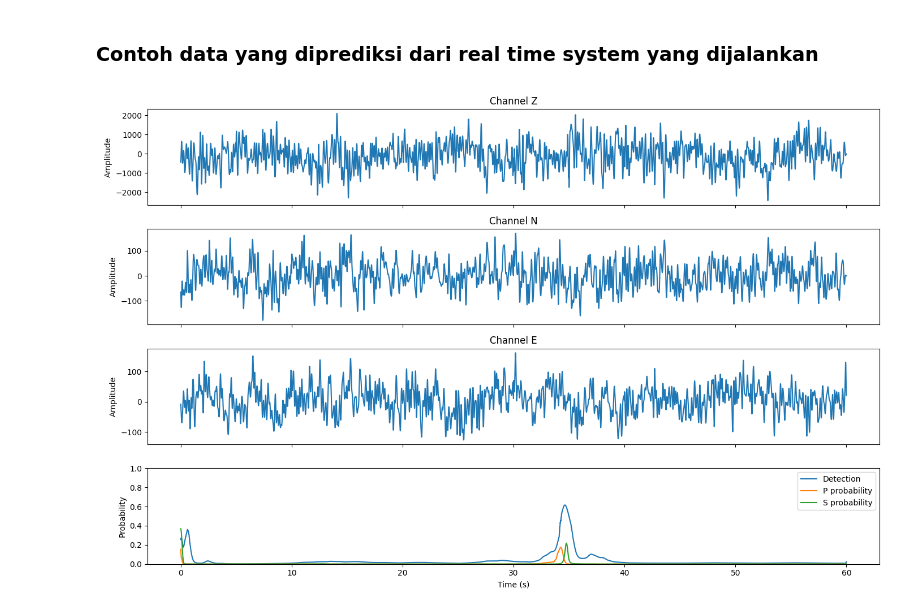
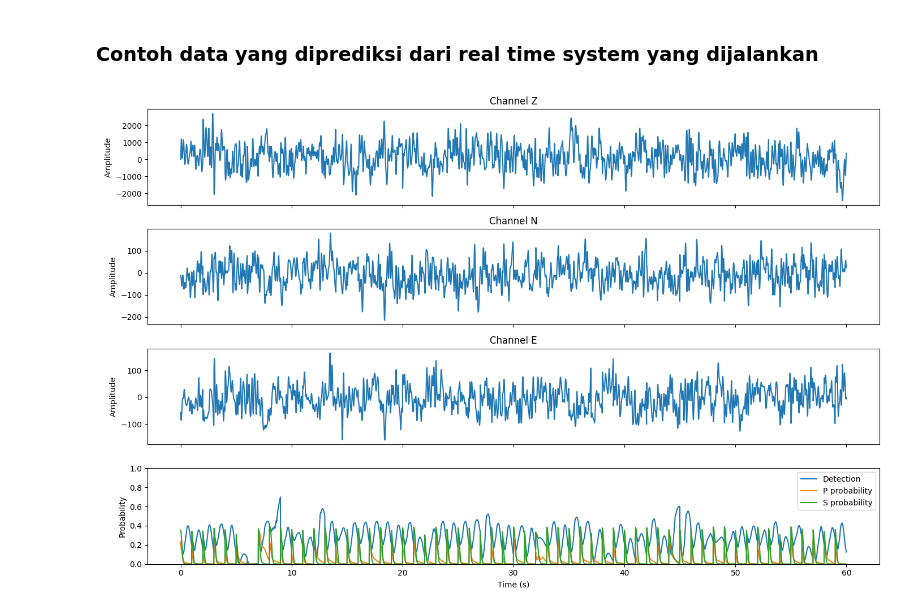
Before and after one commit to NaufalH27/messaging-simulation, a Jupyter notebook: example.ipynb, the cells around one changed output. Saved outputs shown, nothing was run; the diff lists cells and outputs as text; code cells hidden in the pictures.

```diff
--- a/example.ipynb
+++ b/example.ipynb
@@ -234,10 +234,10 @@ merged_det   = np.concatenate(all_det)
 merged_p     = np.concatenate(all_p)
 merged_s     = np.concatenate(all_s)
 
-trace_win = merged_trace[-WINDOW_SAMPLES:]
-det_win   = merged_det[-WINDOW_SAMPLES:]
-p_win     = merged_p[-WINDOW_SAMPLES:]
-s_win     = merged_s[-WINDOW_SAMPLES:]
+trace_win = merged_trace[0:6000]
+det_win   = merged_det[0:6000]
+p_win     = merged_p[0:6000]
+s_win     = merged_s[0:6000]
 
 dt = 1.0 / FS
 t = np.arange(trace_win.shape[0]) * dt
@@ -247,31 +247,31 @@ MIN_DISTANCE = int(MIN_DISTANCE_SEC * FS)
 p_peaks, _ = find_peaks(p_win, height=P_THRESHOLD, distance=MIN_DISTANCE)
 s_peaks, _ = find_peaks(s_win, height=S_THRESHOLD, distance=MIN_DISTANCE)
 
 fig, axes = plt.subplots(4, 1, figsize=(14, 9), sharex=True)
 
 channel_titles = ["Channel Z", "Channel N", "Channel E"]
 
 for i in range(3):
     axes[i].plot(t, trace_win[:, i])
     axes[i].set_title(channel_titles[i])
     axes[i].set_ylabel("Amplitude")
 
     for pt in p_peaks * dt:
         axes[i].axvline(pt, color="green", linestyle="--", linewidth=1)
 
     for st in s_peaks * dt:
         axes[i].axvline(st, color="red", linestyle="--", linewidth=1)
 
 # Probabilities
 axes[3].plot(t, det_win, label="Detection")
 axes[3].plot(t, p_win, label="P probability")
 axes[3].plot(t, s_win, label="S probability")
 axes[3].set_ylim(0.0, 1.0)
 axes[3].set_ylabel("Probability")
 axes[3].set_xlabel("Time (s)")
 axes[3].legend(loc="upper right")
 
 plt.tight_layout()
 plt.show()
 # %% [output]
-[figure, old version]
+[figure, new version]
```
Also changed, not shown: 1 other file.
